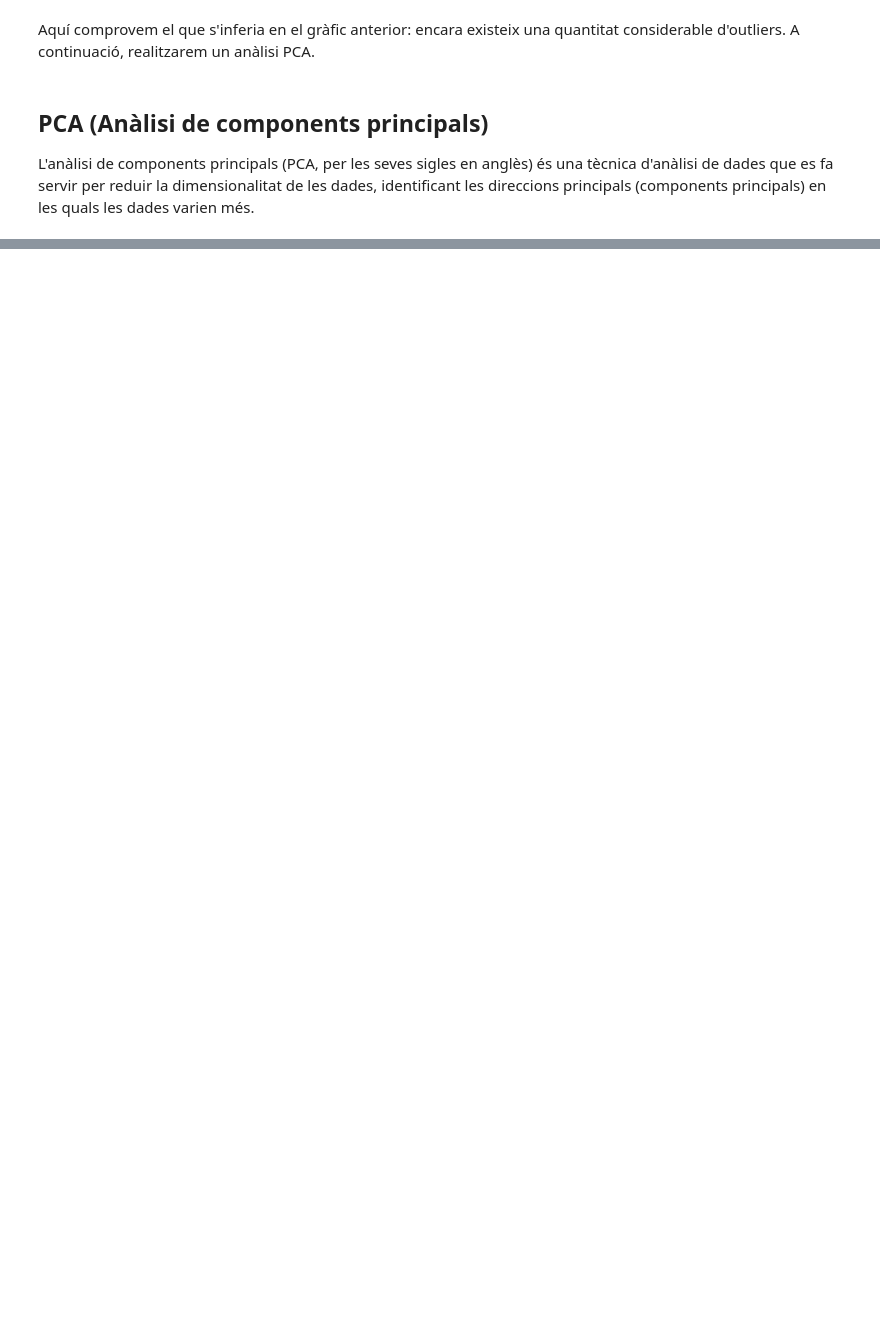
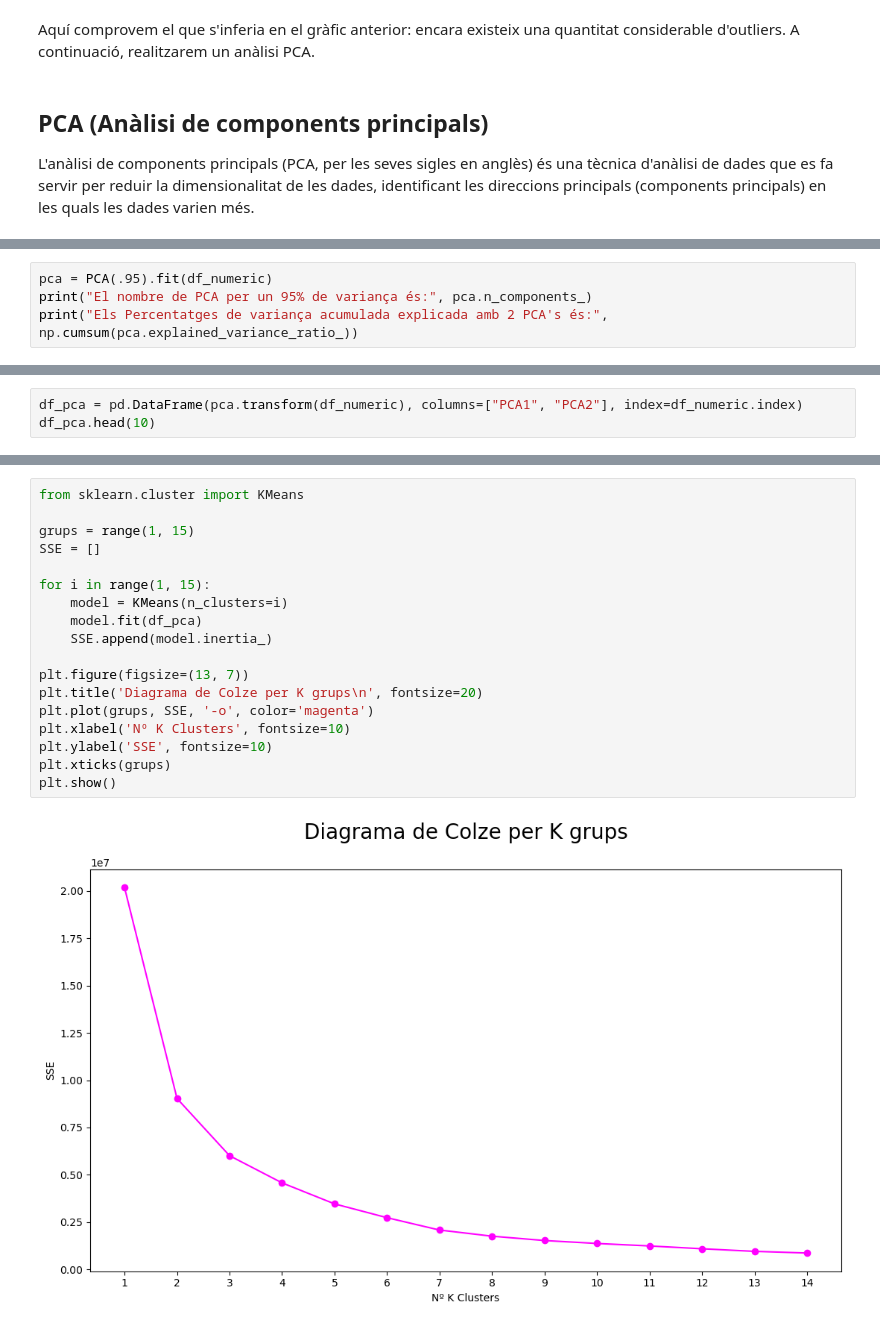
Before and after one commit to edaimon/ML_unsupervised, a Jupyter notebook: T8.1.ipynb, the cells around one changed output, grey strips where cells are left out. Saved outputs shown, nothing was run; the diff lists cells and outputs as text; blank space fills up the shorter version.

```diff
--- a/T8.1.ipynb
+++ b/T8.1.ipynb
@@ -633,0 +560,4 @@ Calcula el rendiment del clustering mitjançant un paràmetre com pot ser silhou
+# %%
+pca = PCA(.95).fit(df_numeric)
+print("El nombre de PCA per un 95% de variança és:", pca.n_components_)
+print("Els Percentatges de variança acumulada explicada amb 2 PCA's és:", np.cumsum(pca.explained_variance_ratio_))
@@ -633,0 +569,3 @@ Calcula el rendiment del clustering mitjançant un paràmetre com pot ser silhou
+# %%
+df_pca = pd.DataFrame(pca.transform(df_numeric), columns=["PCA1", "PCA2"], index=df_numeric.index)
+df_pca.head(10)
@@ -633,0 +600,20 @@ Calcula el rendiment del clustering mitjançant un paràmetre com pot ser silhou
+# %%
+from sklearn.cluster import KMeans
+
+grups = range(1, 15)
+SSE = []
+
+for i in range(1, 15):
+    model = KMeans(n_clusters=i)
+    model.fit(df_pca)
+    SSE.append(model.inertia_)
+
+plt.figure(figsize=(13, 7))
+plt.title('Diagrama de Colze per K grups\n', fontsize=20)
+plt.plot(grups, SSE, '-o', color='magenta')
+plt.xlabel('Nº K Clusters', fontsize=10)
+plt.ylabel('SSE', fontsize=10)
+plt.xticks(grups)
+plt.show()
+# %% [output]
+[figure, added]
```
Also changed, not shown: parts of 46 cells of this notebook.
